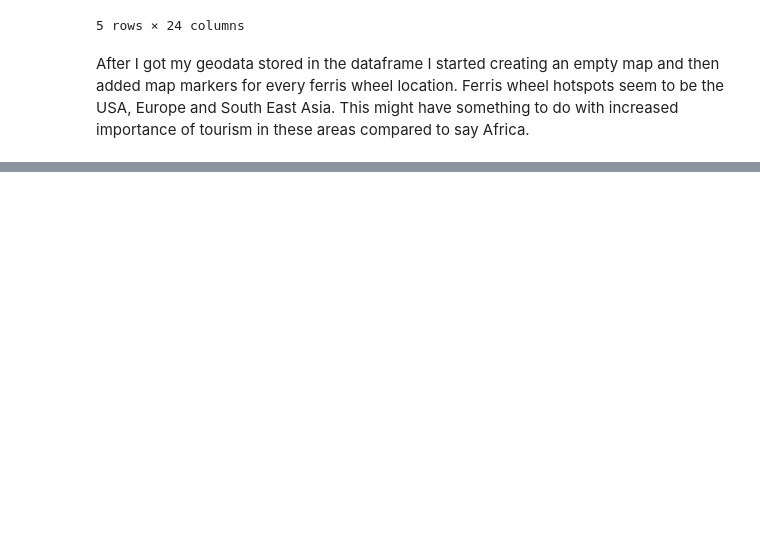
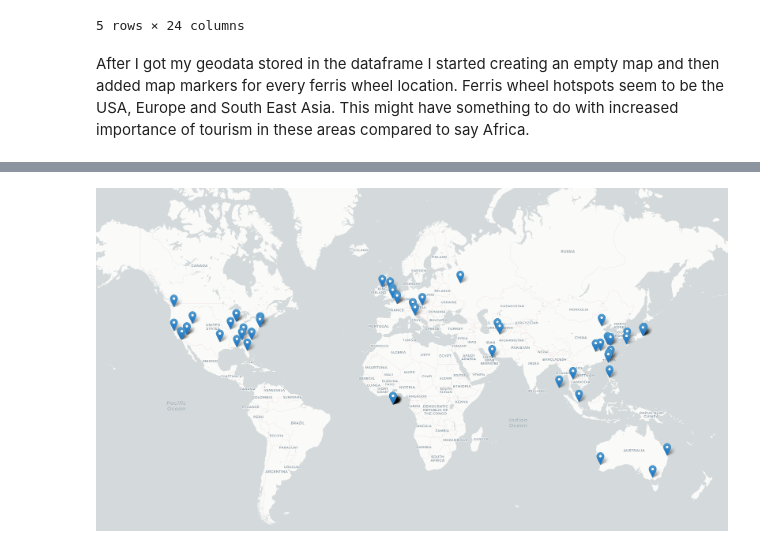
Before and after one commit to evahering/PYTHON-TidyTuesday-Ferris-Wheels, a Jupyter notebook: Jupyter Notebook Ferriswheels.ipynb, the cells around one changed output, grey strips where cells are left out. Saved outputs shown, nothing was run; the diff lists cells and outputs as text; code cells hidden in the pictures; blank space fills up the shorter version.

```diff
--- a/Jupyter Notebook Ferriswheels.ipynb
+++ b/Jupyter Notebook Ferriswheels.ipynb
@@ -194,3 +194,17 @@ for i in range(0,len(wheels)):
 m
 # %% [output]
 [interactive output not drawn]
+# %%
+#saving the map as png since it doesn't show up on Github
+
+#m.save("worldmap.html")
+
+#printing saved mao
+
+from fileinput import filename
+from IPython.display import Image
+
+img= Image(filename="worldmap.png")
+display(img)
+# %% [output]
+[figure, added]
```
